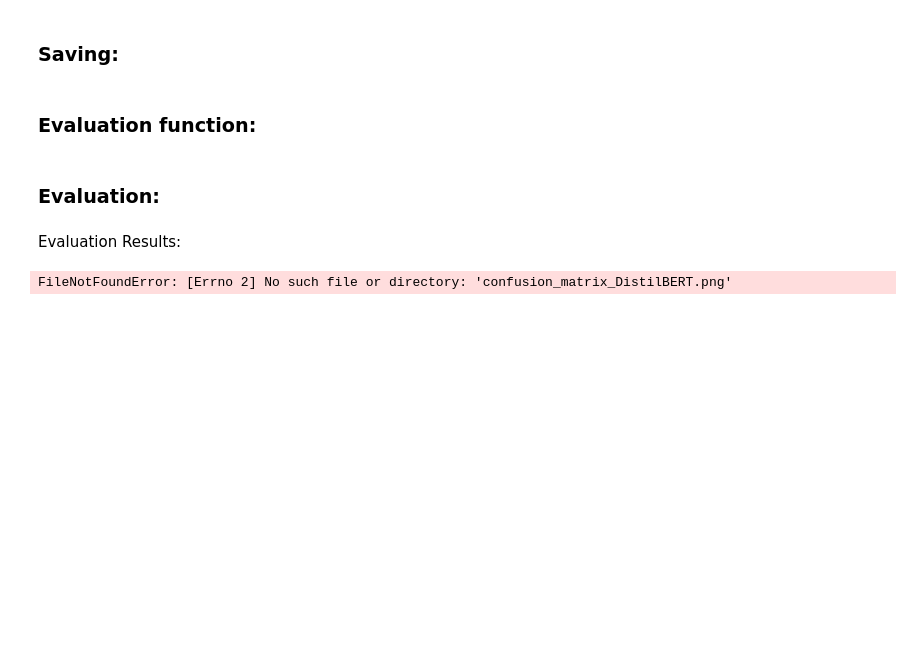
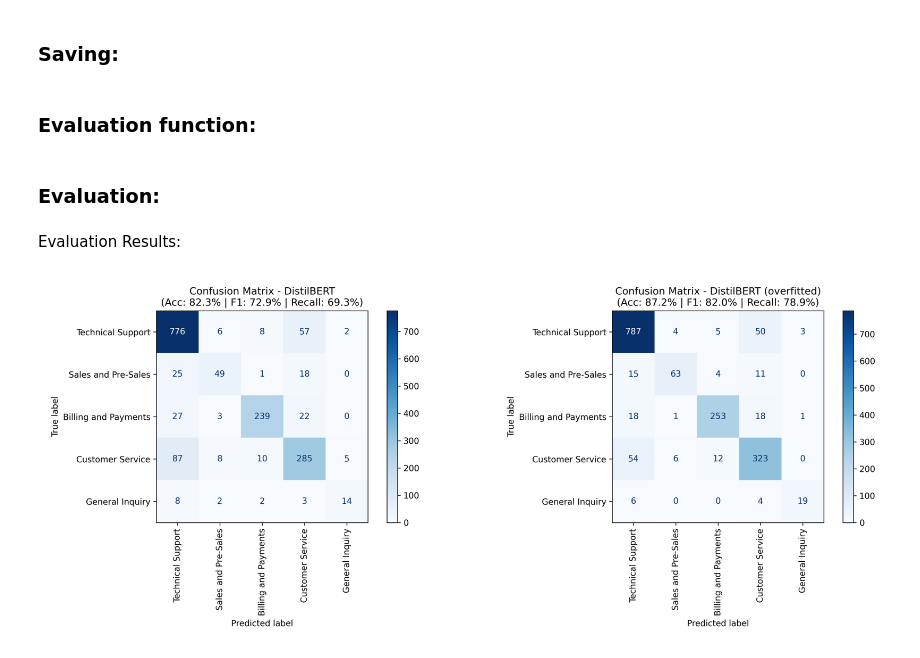
Before and after one commit to esthikalt/NLP_Project, a Jupyter notebook: notebook.ipynb, the cells around one changed output. Cells and saved outputs as stored; diff of their text form; code cells hidden in the pictures; blank space fills up the shorter version.

```diff
--- a/notebook.ipynb
+++ b/notebook.ipynb
@@ -702,21 +702,20 @@ _ = evaluate_bert_model(model_bert, tokenize_bert, bert_test_ds, name="DistilBER
 # %% [markdown]
 Evaluation Results:
 # %%
-import matplotlib.image as mpimg
 # Display Results
 img1 = mpimg.imread("confusion_matrix_DistilBERT.png")
-img2 = mpimg.imread("confusion_matrix_overfitted_DistilBERT.png")
+img2 = mpimg.imread("confusion_matrix_DistilBERT (overfitted).png")
 
-fig, ax = plt.subplots(1, 2, figsize=(15, 7), dpi=150)
+fig, ax = plt.subplots(1, 2, figsize=(15, 7), dpi=200)
 
 # Image 1
 ax[0].imshow(img1)
 ax[0].axis('off')
 
 # Image 2
 ax[1].imshow(img2)
 ax[1].axis('off')
 
 plt.show()
 # %% [output]
-FileNotFoundError: [Errno 2] No such file or directory: 'confusion_matrix_DistilBERT.png'
+[figure, added]
```
Also changed, not shown: parts of 2 cells of this notebook.
